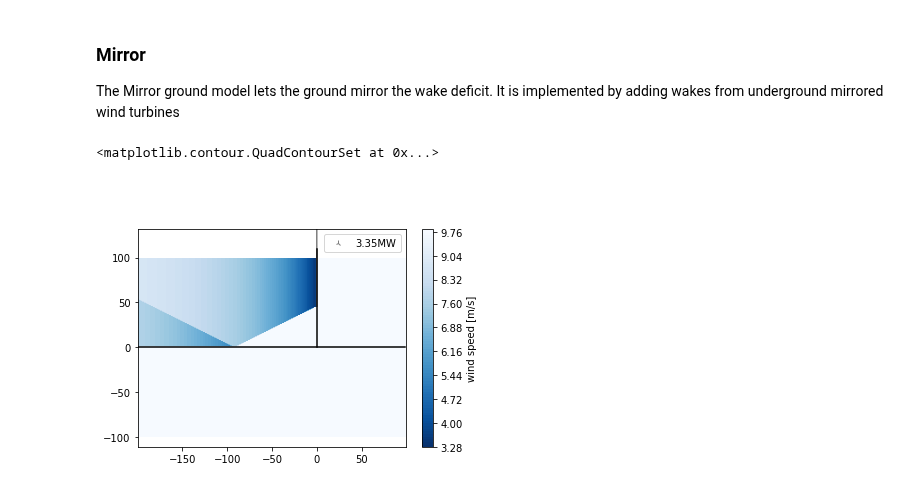
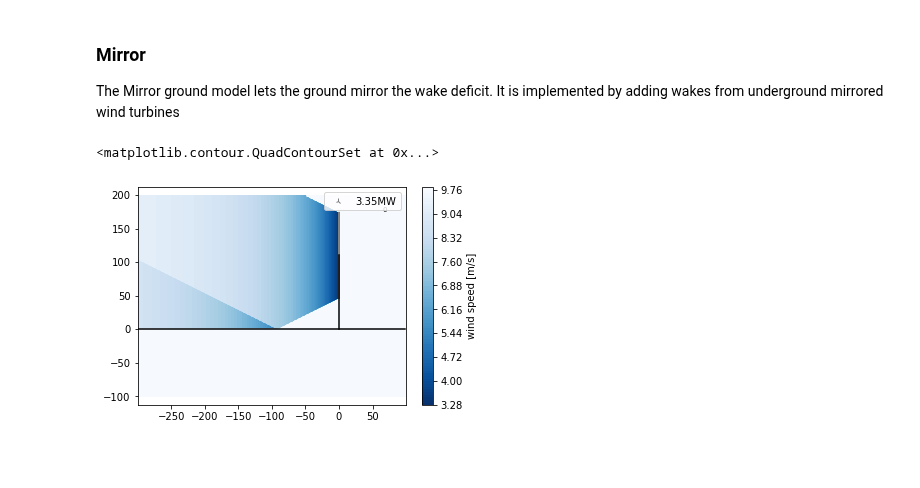
Before and after one commit to DTUWindEnergy/PyWake, a Jupyter notebook: docs/notebooks/EngineeringWindFarmModels.ipynb, the cells around one changed output. Saved outputs shown, nothing was run; the diff lists cells and outputs as text; code cells hidden in the pictures; blank space fills up the shorter version.

```diff
--- a/docs/notebooks/EngineeringWindFarmModels.ipynb
+++ b/docs/notebooks/EngineeringWindFarmModels.ipynb
@@ -775,7 +775,7 @@ The Mirror ground model lets the ground mirror the wake deficit. It is implement
 # %%
 from py_wake.ground_models import Mirror
 wfm = NOJ(site, windTurbines, k=.5, groundModel=Mirror())
-wfm([0], [0], wd=0).flow_map(YZGrid(x=0, y=np.arange(-200, 100, 1) + .1, z=np.arange(-100, 100))).plot_wake_map()
+wfm([0], [0], wd=0).flow_map(YZGrid(x=0, y=np.arange(-300, 100, 1) + .1, z=np.arange(-100, 200))).plot_wake_map()
 # %% [output]
 <matplotlib.contour.QuadContourSet at 0x...>
-[figure, old version]
+[figure, new version]
```
Also changed, not shown: parts of 4 cells of this notebook, 36 other files.
